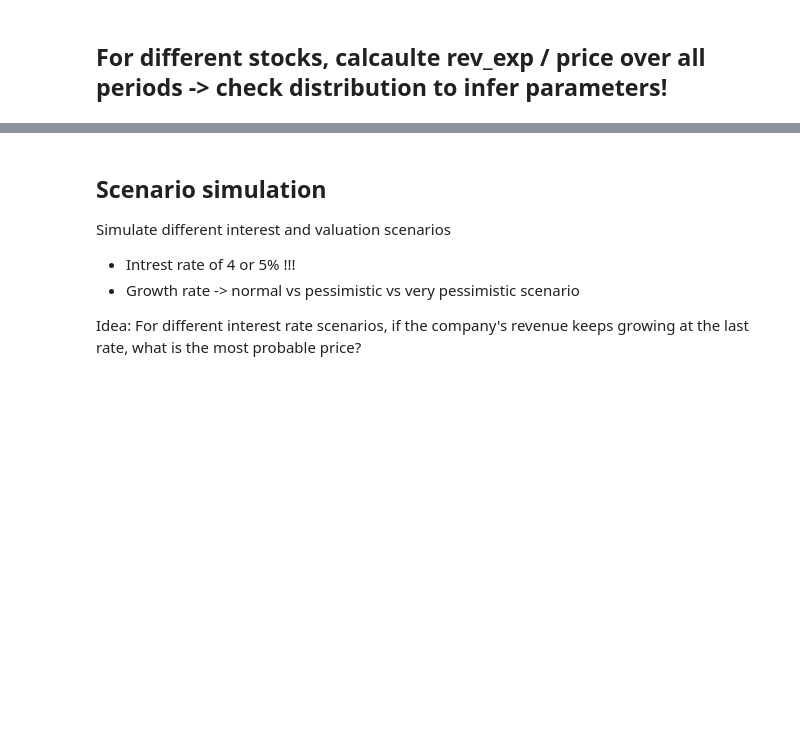
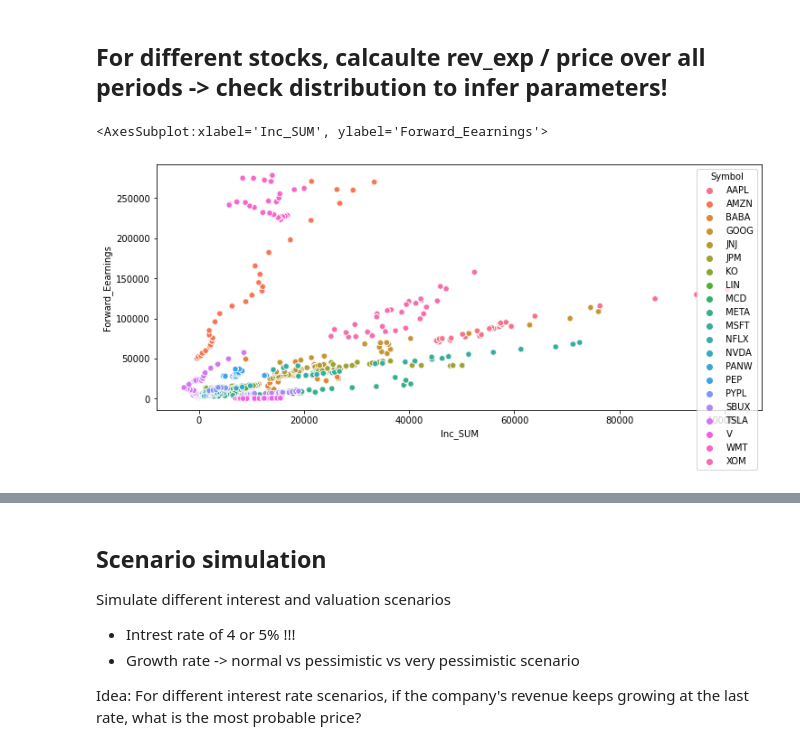
Before and after one commit to Mebbel/PortfolioManagement, a Jupyter notebook: _C013_Equity_Valuation.ipynb, the cells around one changed output, grey strips where cells are left out. Cells and saved outputs as stored; diff of their text form; code cells hidden in the pictures; blank space fills up the shorter version.

```diff
--- a/_C013_Equity_Valuation.ipynb
+++ b/_C013_Equity_Valuation.ipynb
@@ -196,6 +412,6 @@ VaR ? simultaneous forecasting for several, competitive companies???
 # %%
 # Growth rate as: last 4 quarter divided by previous 4 quarters
-gr_rate = lambda x: (x[4:].sum() / x[:4].sum()) - 1
+# gr_rate = lambda x: (x[4:].sum() / x[:4].sum()) - 1
 
-df_fundamentals['Rev_growth'] = df_fundamentals.groupby(['Symbol'])[['Revenue']].transform(lambda x: x.rolling(8, min_periods=8).apply(gr_rate))
-df_fundamentals.dropna(subset=['Rev_growth']).tail(10)
+# df_fundamentals['Rev_growth'] = df_fundamentals.groupby(['Symbol'])[['Revenue']].transform(lambda x: x.rolling(8, s=8).apply(gr_rate))
+# df_fundamentals.dropna(subset=['Rev_growth']).tail(10)
@@ -280,0 +556,6 @@ df_val['Rev_dcf_price'] = df_val['Rev_dcf'] / df_val['Shares Outstanding'] / df_
+# %%
+fig, ax = plt.subplots(figsize=(12,5))
+sns.scatterplot(data=df_val, x='Inc_SUM', y='Forward_Eearnings', hue='Symbol')
+# %% [output]
+<AxesSubplot:xlabel='Inc_SUM', ylabel='Forward_Eearnings'>
+[figure, added]
```
Also changed, not shown: parts of 34 cells of this notebook, 2 other files.
